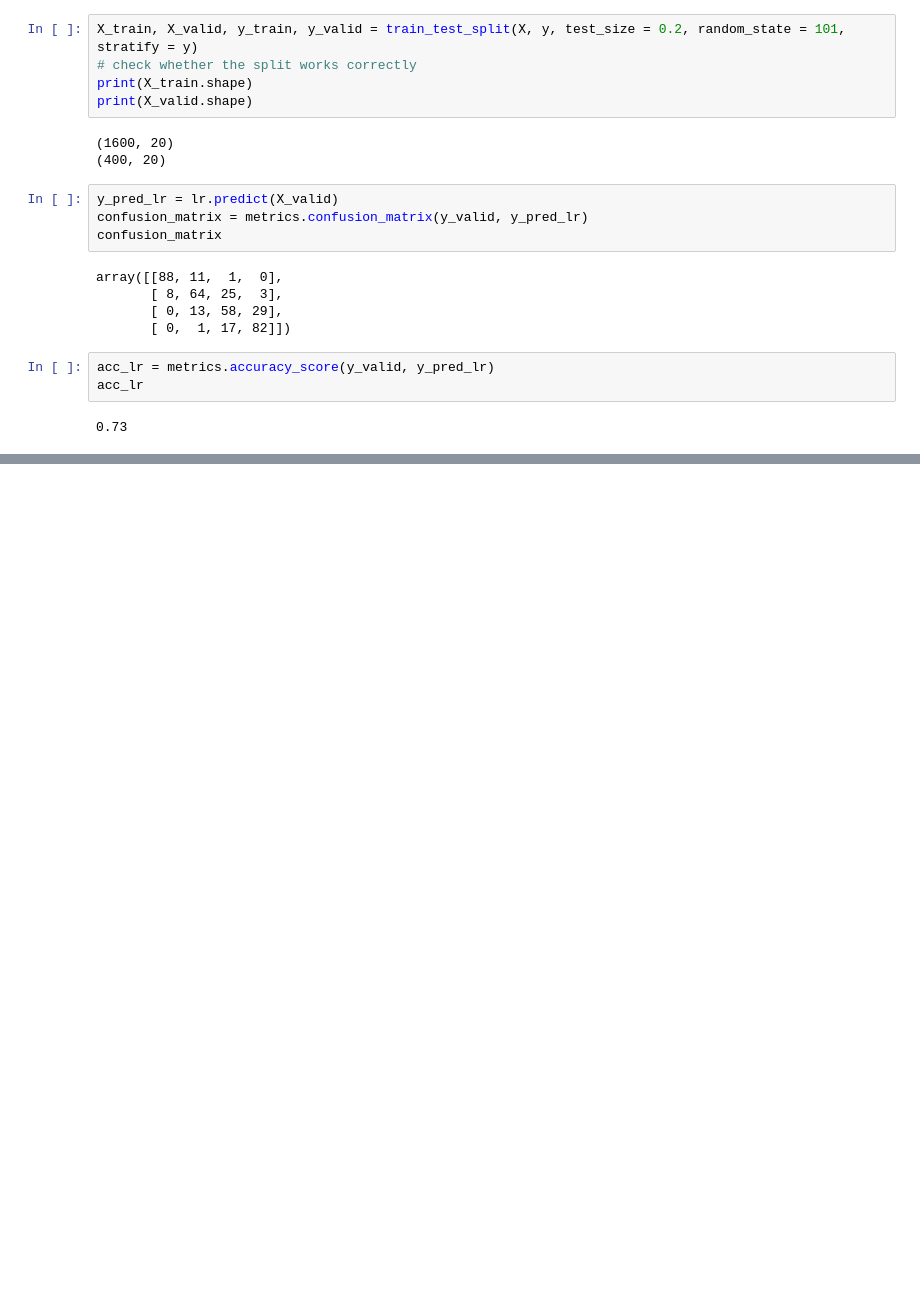
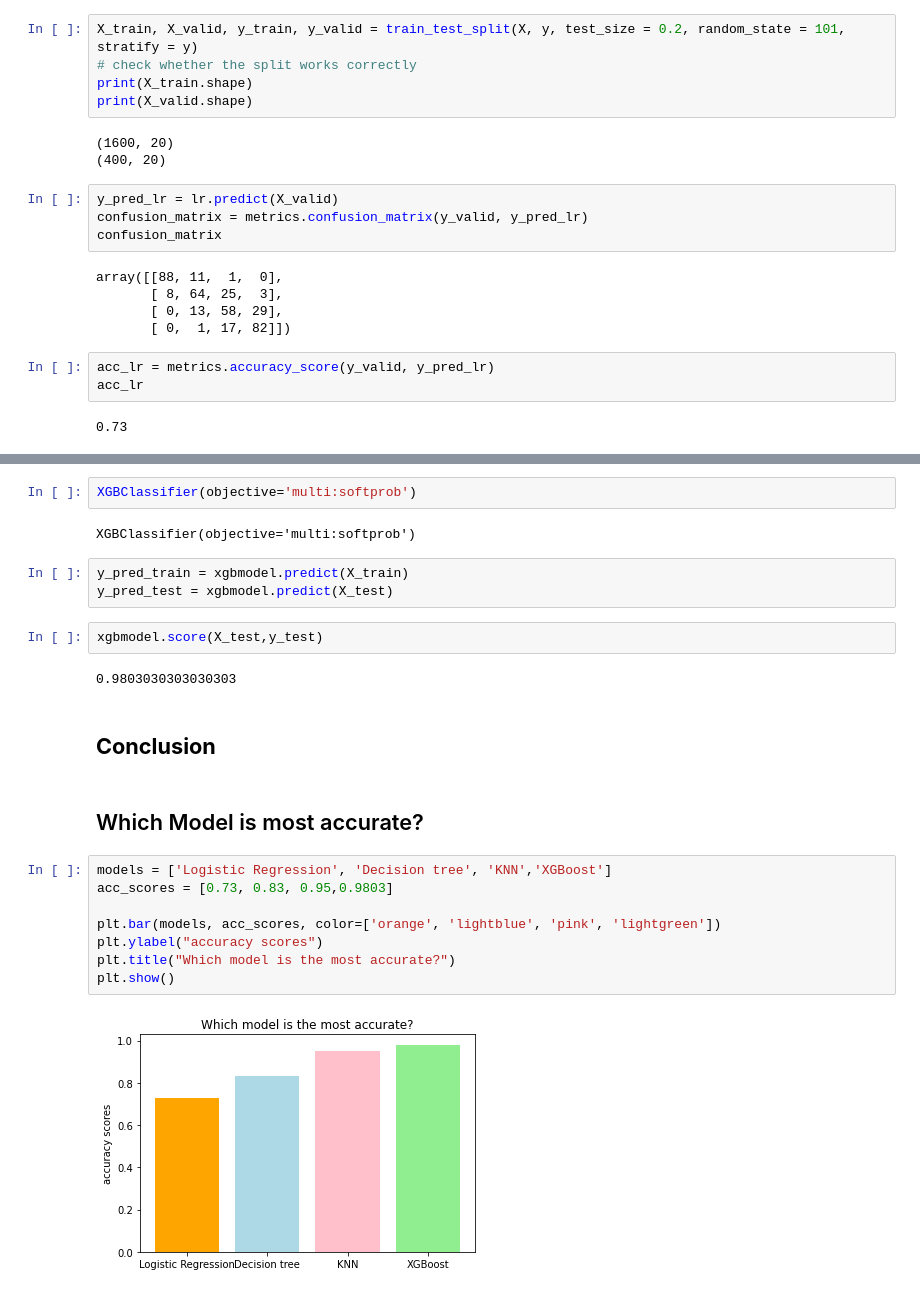
Before and after one commit to RohanAG2806/Mobile-Price-Range-Prediction, a Jupyter notebook: Mobile_price_range_prediction_capstone_project.ipynb, the cells around one changed output, grey strips where cells are left out. Drawn from its saved outputs; the diff is of its cells as text; blank space fills up the shorter version.

```diff
--- a/Mobile_price_range_prediction_capstone_project.ipynb
+++ b/Mobile_price_range_prediction_capstone_project.ipynb
@@ -638,0 +649,25 @@ acc_lr
+# %%
+XGBClassifier(objective='multi:softprob')
+# %% [output]
+XGBClassifier(objective='multi:softprob')
+# %%
+y_pred_train = xgbmodel.predict(X_train)
+y_pred_test = xgbmodel.predict(X_test)
+# %%
+xgbmodel.score(X_test,y_test)
+# %% [output]
+0.9803030303030303
+# %% [markdown]
+## **Conclusion**
+# %% [markdown]
+## Which Model is most accurate?
+# %%
+models = ['Logistic Regression', 'Decision tree', 'KNN','XGBoost']
+acc_scores = [0.73, 0.83, 0.95,0.9803]
+
+plt.bar(models, acc_scores, color=['orange', 'lightblue', 'pink', 'lightgreen'])
+plt.ylabel("accuracy scores")
+plt.title("Which model is the most accurate?")
+plt.show()
+# %% [output]
+[figure, added]
```
Also changed, not shown: parts of 4 cells of this notebook.
